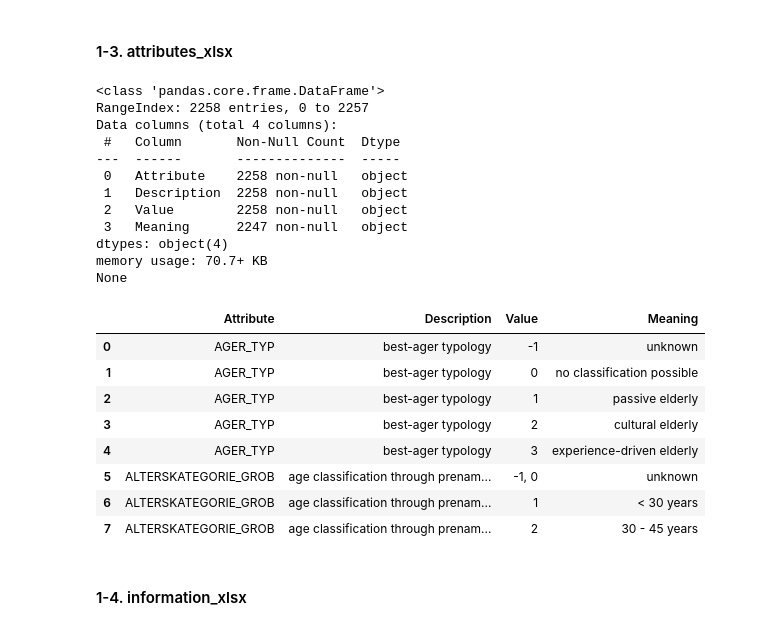
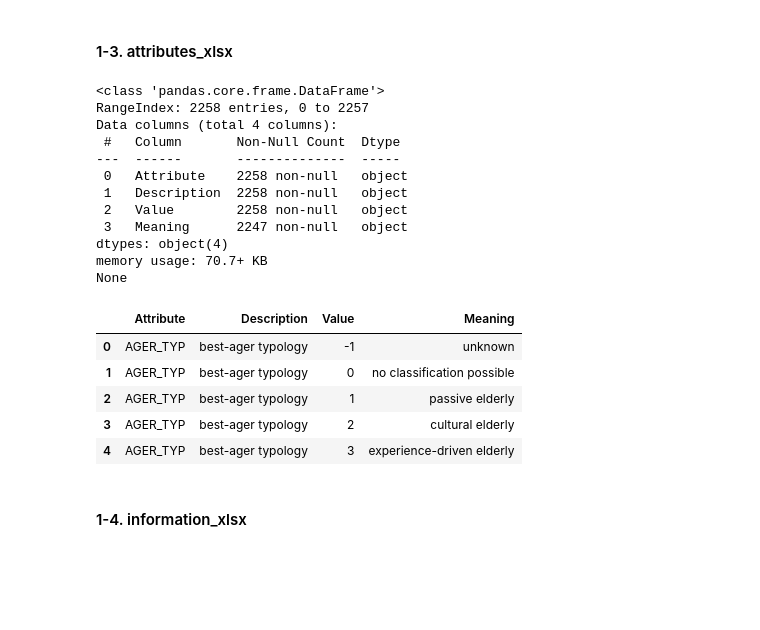
Before and after one commit to jaeyoun-chang/u_city_capstone, a Jupyter notebook: Arvato Project Workbook.ipynb, the cells around one changed output. Saved outputs shown, nothing was run; the diff lists cells and outputs as text; code cells hidden in the pictures; blank space fills up the shorter version.

```diff
--- a/Arvato Project Workbook.ipynb
+++ b/Arvato Project Workbook.ipynb
@@ -105,37 +105,34 @@ None
 
 attributes_xlsx = pd.read_excel('DIAS Attributes - Values 2017.xlsx', header=1)
 
 # 1st column has no info
 attributes_xlsx = attributes_xlsx.iloc[:, 1:]
 
 # only 1st lines of information have values
 attributes_xlsx[['Attribute', 'Description']] = attributes_xlsx[
     ['Attribute', 'Description']].fillna(method = 'ffill')
 
 print (attributes_xlsx.info())
-attributes_xlsx.head(8)
+attributes_xlsx.head()
 # %% [output]
 <class 'pandas.core.frame.DataFrame'>
 RangeIndex: 2258 entries, 0 to 2257
 Data columns (total 4 columns):
  #   Column       Non-Null Count  Dtype
 ---  ------       --------------  -----
  0   Attribute    2258 non-null   object
  1   Description  2258 non-null   object
  2   Value        2258 non-null   object
  3   Meaning      2247 non-null   object
 dtypes: object(4)
 memory usage: 70.7+ KB
 None
 |  | Attribute | Description | Value | Meaning |
 | 0 | AGER_TYP | best-ager typology | -1 | unknown |
 | 1 | AGER_TYP | best-ager typology | 0 | no classification possible |
 | 2 | AGER_TYP | best-ager typology | 1 | passive elderly |
 | 3 | AGER_TYP | best-ager typology | 2 | cultural elderly |
 | 4 | AGER_TYP | best-ager typology | 3 | experience-driven elderly |
-| 5 | ALTERSKATEGORIE_GROB | age classification through prenam... | -1, 0 | unknown |
-| 6 | ALTERSKATEGORIE_GROB | age classification through prenam... | 1 | < 30 years |
-| 7 | ALTERSKATEGORIE_GROB | age classification through prenam... | 2 | 30 - 45 years |
 # %%
 # attributes_xlsx
 # %% [markdown]
```
Also changed, not shown: parts of 16 cells of this notebook, 1 other file.
